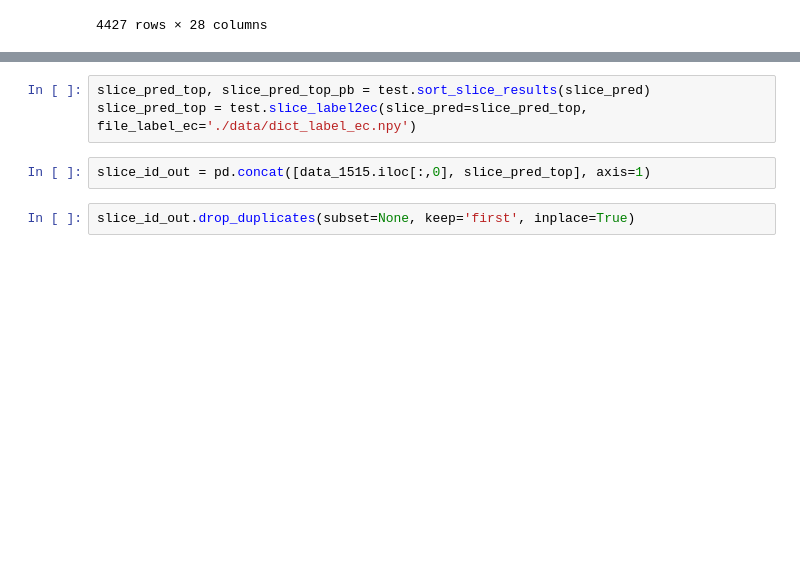
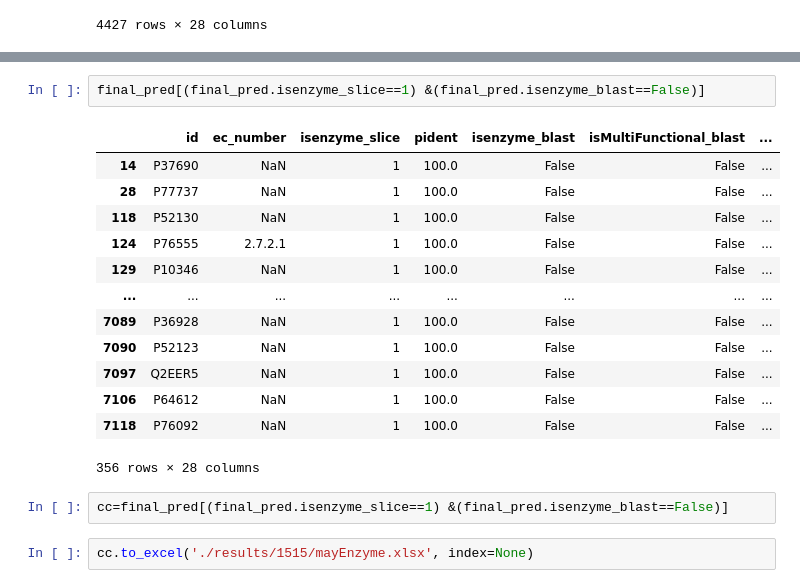
Before and after one commit to kingstdio/BioUniprot, a Jupyter notebook: test.ipynb, the cells around one changed output, grey strips where cells are left out. Cells and saved outputs as stored; diff of their text form; blank space fills up the shorter version.

```diff
--- a/test.ipynb
+++ b/test.ipynb
@@ -100,7 +100,20 @@ final_pred[final_pred.isenzyme_slice == final_pred.isenzyme_blast]
 # %%
-slice_pred_top, slice_pred_top_pb = test.sort_slice_results(slice_pred)
-slice_pred_top = test.slice_label2ec(slice_pred=slice_pred_top, file_label_ec='./data/dict_label_ec.npy')
+final_pred[(final_pred.isenzyme_slice==1) &(final_pred.isenzyme_blast==False)]
+# %% [output]
+|  | id | ec_number | isenzyme_slice | pident | isenzyme_blast | isMultiFunctional_blast | ... |
+| 14 | P37690 | NaN | 1 | 100.0 | False | False | ... |
+| 28 | P77737 | NaN | 1 | 100.0 | False | False | ... |
+| 118 | P52130 | NaN | 1 | 100.0 | False | False | ... |
+| 124 | P76555 | 2.7.2.1 | 1 | 100.0 | False | False | ... |
+| 129 | P10346 | NaN | 1 | 100.0 | False | False | ... |
+| ... | ... | ... | ... | ... | ... | ... | ... |
+| 7089 | P36928 | NaN | 1 | 100.0 | False | False | ... |
+| 7090 | P52123 | NaN | 1 | 100.0 | False | False | ... |
+| 7097 | Q2EER5 | NaN | 1 | 100.0 | False | False | ... |
+| 7106 | P64612 | NaN | 1 | 100.0 | False | False | ... |
+| 7118 | P76092 | NaN | 1 | 100.0 | False | False | ... |
+356 rows × 28 columns
 # %%
-slice_id_out = pd.concat([data_1515.iloc[:,0], slice_pred_top], axis=1)
+cc=final_pred[(final_pred.isenzyme_slice==1) &(final_pred.isenzyme_blast==False)]
 # %%
-slice_id_out.drop_duplicates(subset=None, keep='first', inplace=True)
+cc.to_excel('./results/1515/mayEnzyme.xlsx', index=None)
```
Also changed, not shown: parts of 2 cells of this notebook, 3 other files.
